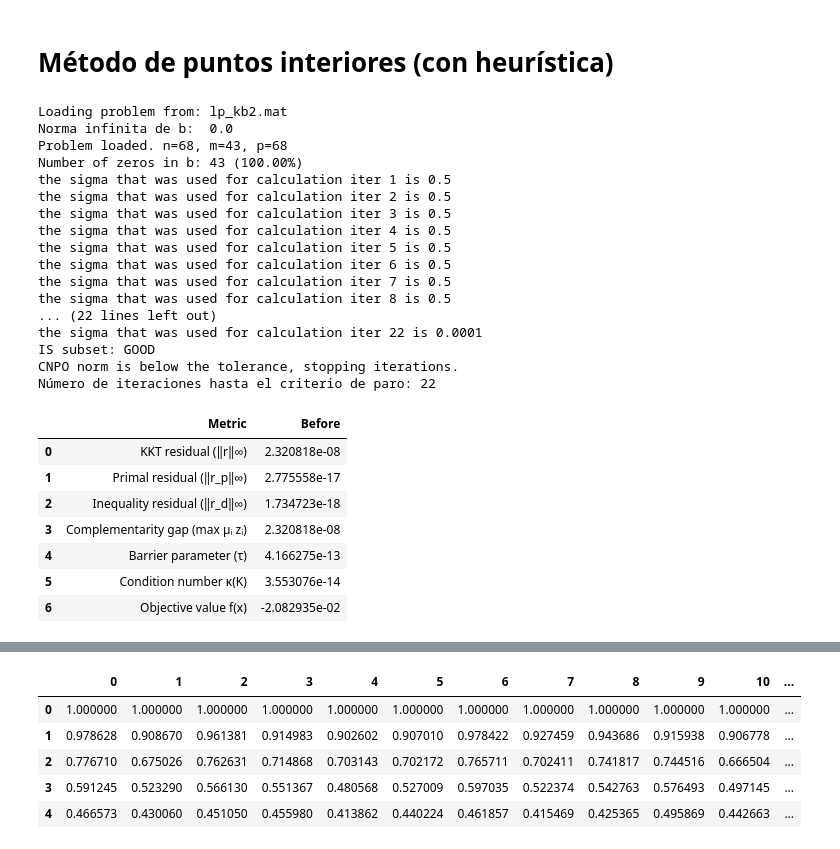
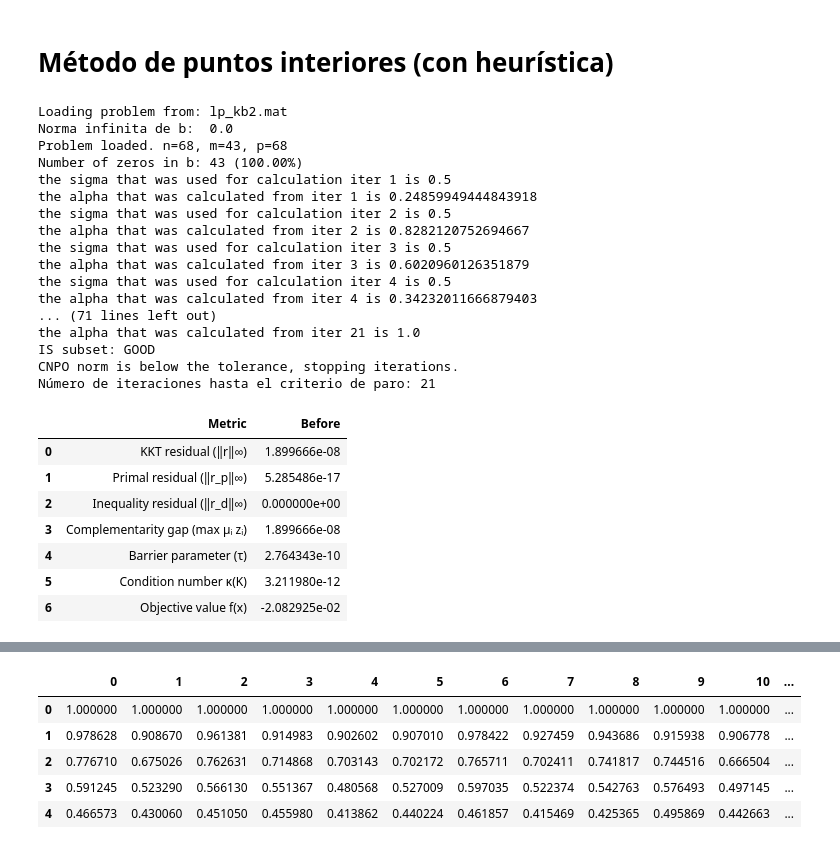
Before and after one commit to fginebraz/thesis_int_point, a Jupyter notebook: intpoint_tryout.ipynb, the cells around one changed output, grey strips where cells are left out. Saved outputs shown, nothing was run; the diff lists cells and outputs as text; code cells hidden in the pictures.

```diff
--- a/intpoint_tryout.ipynb
+++ b/intpoint_tryout.ipynb
@@ -170,12 +170,15 @@ while k < kmax:
     #alpha    = 0.995 * min(alpha_mu, alpha_z) # From Javi's thesis
     alphas.append(alpha)
 
-    if alpha_mu >= 0.9 and alpha_z >= 0.9:
-        sigma = max(10**-4,sigma/10)
+    if alpha >= 0.9:
+        sigma = max(10**-4,sigma/4)
+
+    if alpha <= 0.75 and sigma < 0.5:
+        sigma = min(0.5,sigma*4)
 
     # Percentage changes before we udpate mu and z
-    mu_percentage_change = delta_mu/mu #(delta_mu(k) divided by mu_k-1 #mu_percentage_change = delta_mu/mu # (mu_pct_change = delta_mu(k) divided by mu_k-1, #mu_pct_change = delta_mu(k) divided by mu_k-1, # delta_mu(k)  = mu_pct_change*(mu_k-1)
-    z_percentage_change  = delta_z/z
+    mu_percentage_change = alpha*delta_mu/mu #(delta_mu(k) divided by mu_k-1 #mu_percentage_change = delta_mu/mu # (mu_pct_change = delta_mu(k) divided by mu_k-1, #mu_pct_change = delta_mu(k) divided by mu_k-1, # delta_mu(k)  = mu_pct_change*(mu_k-1)
+    z_percentage_change  = alpha*delta_z/z
 
     # Update variables
     x += alpha * delta_x
@@ -188,6 +191,7 @@ while k < kmax:
     tau = sigma * M_c
     k += 1
     print("the sigma that was used for calculation iter", k , "is", sigma)
+    print("the alpha that was calculated from iter", k , "is", alpha)
     sigmas.append(sigma)
 
     # Recalculate the objective function value and maximum complementarity value for this iteration
@@ -242,47 +246,47 @@ while k < kmax:
         #print('  change in percentages for mu \n', mu_percentage_change[neg_mu] )
         #print('zs tending to positive contants\n', z[neg_mu] )
         #print('  Largest and smallest change for percentages in entries of z  \n', min(z_percentage_change[neg_mu]), max(z_percentage_change[neg_mu] ))
         red_mu = neg_mu.copy()
 
 print("Número de iteraciones hasta el criterio de paro:",k)
 problem_results_before_heuristic = {
     "KKT residual (‖r‖∞)": cnpo_norm,
     "Primal residual (‖r_p‖∞)": primal_residual_norm,
     "Inequality residual (‖r_d‖∞)": inequality_residual_norm,
     "Complementarity gap (max μᵢ zᵢ)": max_complementarity,
     "Barrier parameter (τ)": barrier_parameter,
     "Condition number κ(K)": cond_new_K,
     "Objective value f(x)": objective_value
 }
 
 summary_before = progress_summary_df_clean(problem_results_before_heuristic)
 display(summary_before)
 # %% [output]
 Loading problem from: lp_kb2.mat
 Norma infinita de b:  0.0
 Problem loaded. n=68, m=43, p=68
 Number of zeros in b: 43 (100.00%)
 the sigma that was used for calculation iter 1 is 0.5
+the alpha that was calculated from iter 1 is 0.24859949444843918
 the sigma that was used for calculation iter 2 is 0.5
+the alpha that was calculated from iter 2 is 0.8282120752694667
 the sigma that was used for calculation iter 3 is 0.5
+the alpha that was calculated from iter 3 is 0.6020960126351879
 the sigma that was used for calculation iter 4 is 0.5
-the sigma that was used for calculation iter 5 is 0.5
-the sigma that was used for calculation iter 6 is 0.5
-the sigma that was used for calculation iter 7 is 0.5
-the sigma that was used for calculation iter 8 is 0.5
-... (22 lines left out)
-the sigma that was used for calculation iter 22 is 0.0001
+the alpha that was calculated from iter 4 is 0.34232011666879403
+... (71 lines left out)
+the alpha that was calculated from iter 21 is 1.0
 IS subset: GOOD
 CNPO norm is below the tolerance, stopping iterations.
-Número de iteraciones hasta el criterio de paro: 22
+Número de iteraciones hasta el criterio de paro: 21
 |  | Metric | Before |
-| 0 | KKT residual (‖r‖∞) | 2.320818e-08 |
-| 1 | Primal residual (‖r_p‖∞) | 2.775558e-17 |
-| 2 | Inequality residual (‖r_d‖∞) | 1.734723e-18 |
-| 3 | Complementarity gap (max μᵢ zᵢ) | 2.320818e-08 |
-| 4 | Barrier parameter (τ) | 4.166275e-13 |
-| 5 | Condition number κ(K) | 3.553076e-14 |
-| 6 | Objective value f(x) | -2.082935e-02 |
+| 0 | KKT residual (‖r‖∞) | 1.899666e-08 |
+| 1 | Primal residual (‖r_p‖∞) | 5.285486e-17 |
+| 2 | Inequality residual (‖r_d‖∞) | 0.000000e+00 |
+| 3 | Complementarity gap (max μᵢ zᵢ) | 1.899666e-08 |
+| 4 | Barrier parameter (τ) | 2.764343e-10 |
+| 5 | Condition number κ(K) | 3.211980e-12 |
+| 6 | Objective value f(x) | -2.082925e-02 |
 # %%
 stable_active_indices, regressed_indices = active_set_diagnostics(active_set_history,regression_df,p)
 
```
Also changed, not shown: parts of 5 cells of this notebook, 3 other files.
